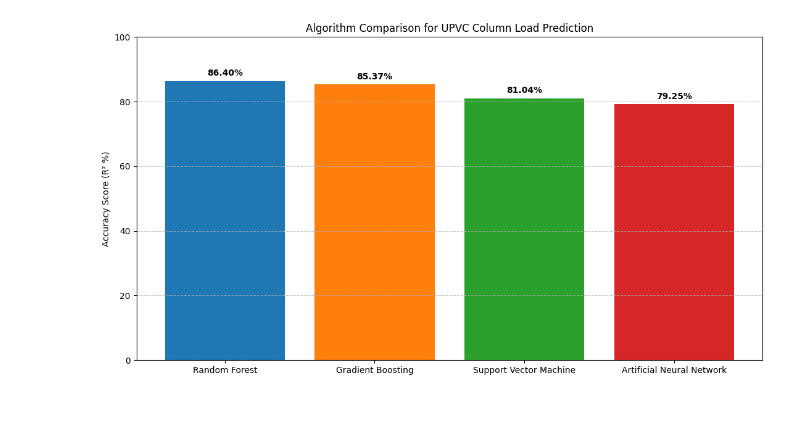
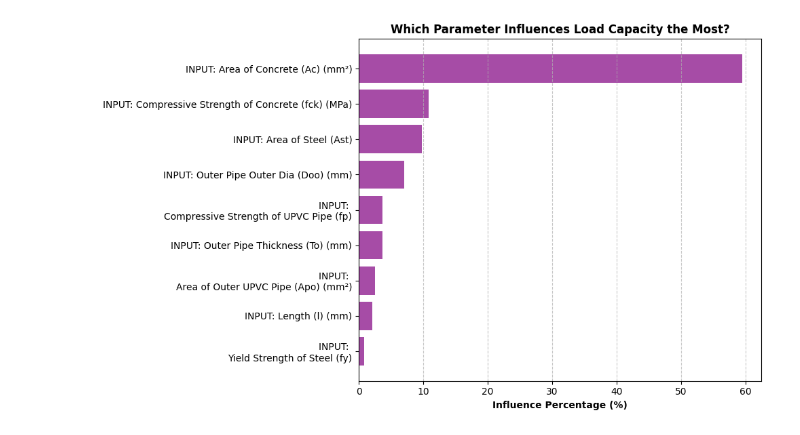
Before and after one commit to argho626-hue/CivCode-AI, a Jupyter notebook: CivCode_AI.ipynb, the cells around one changed output. Saved outputs shown, nothing was run; the diff lists cells and outputs as text; code cells hidden in the pictures.

```diff
--- a/CivCode_AI.ipynb
+++ b/CivCode_AI.ipynb
@@ -71,84 +108,39 @@ FileNotFoundError: [Errno 2] No such file or directory: 'final.xlsx'
 # %%
-import os
 import pandas as pd
-from google.colab import files
-from sklearn.model_selection import train_test_split
-from sklearn.preprocessing import StandardScaler
-from sklearn.ensemble import RandomForestRegressor, GradientBoostingRegressor
-from sklearn.svm import SVR
-from sklearn.neural_network import MLPRegressor
-from sklearn.metrics import r2_score
 import matplotlib.pyplot as plt
+from sklearn.ensemble import RandomForestRegressor
 
-# 1. Direct File Upload from Code (Ekhane 'Choose Files' button asbe)
-print("Please select 'final.xlsx' from your computer:")
-uploaded = files.upload()
-
-# File path will automatically be set to the uploaded file
-file_path = list(uploaded.keys())[0]
-
-# 2. Load Data
-df = pd.read_excel(file_path, sheet_name='Single_Skin_Pipe', header=2)
+# 1. Load data directly from GitHub (No manual upload needed!)
+url = "https://raw.githubusercontent.com/argho626-hue/CivCode-AI/main/final.xlsx"
+print("Loading data directly from GitHub for Feature Importance analysis...")
+df = pd.read_excel(url, sheet_name='Single_Skin_Pipe', header=2)
 df = df.dropna(axis=1, how='all')
 
-# 3. Clean the 'OUTPUT' column
+# 2. Clean Data
 df['OUTPUT: Pu,max,avg. (kN)'] = pd.to_numeric(df['OUTPUT: Pu,max,avg. (kN)'], errors='coerce')
 df = df.dropna(subset=['OUTPUT: Pu,max,avg. (kN)'])
 
-# 4. Define Features (X) and Target (y)
 y = df['OUTPUT: Pu,max,avg. (kN)']
 X = df.drop(columns=['Specimen', 'OUTPUT: Pu,max,avg. (kN)'], errors='ignore')
 
-# Clean columns and force them to numbers
 cols_to_drop = [c for c in X.columns if 'Unnamed' in str(c) or isinstance(c, int)]
 X = X.drop(columns=cols_to_drop, errors='ignore')
 X = X.apply(pd.to_numeric, errors='coerce').fillna(0)
 
-# 5. Train-Test Split (80% Train, 20% Test)
-X_train, X_test, y_train, y_test = train_test_split(X, y, test_size=0.2, random_state=42)
+# 3. Train Model & Get Feature Importance
+model = RandomForestRegressor(n_estimators=100, random_state=42)
+model.fit(X, y)
 
-# 6. Data Scaling (CRUCIAL for SVM and ANN)
-scaler = StandardScaler()
-X_train_scaled = scaler.fit_transform(X_train)
-X_test_scaled = scaler.transform(X_test)
+importances = model.feature_importances_
+feat_df = pd.DataFrame({'Feature': X.columns, 'Importance Score': importances * 100})
+feat_df = feat_df.sort_values(by='Importance Score', ascending=True)
 
-# 7. Initialize All 4 Models
-models = {
-    "Random Forest": RandomForestRegressor(n_estimators=100, random_state=42),
-    "Gradient Boosting": GradientBoostingRegressor(n_estimators=100, random_state=42),
-    "Support Vector Machine": SVR(kernel='rbf', C=5000, gamma='scale'),
-    "Artificial Neural Network": MLPRegressor(hidden_layer_sizes=(100, 100), max_iter=1000, random_state=42)
-}
-
-# 8. Train and Record Accuracy
-accuracy_results = {}
-
-print("\nTraining all models, please wait a few seconds...\n")
-for name, model in models.items():
-    if name in ["Support Vector Machine", "Artificial Neural Network"]:
-        model.fit(X_train_scaled, y_train)
-        predictions = model.predict(X_test_scaled)
-    else:
-        model.fit(X_train, y_train)
-        predictions = model.predict(X_test)
-
-    r2 = r2_score(y_test, predictions)
-    accuracy_results[name] = r2 * 100
-    print(f"{name} Accuracy: {r2 * 100:.2f}%")
-
-# 9. Plot the Comparison Bar Chart
-plt.figure(figsize=(11, 6))
-colors = ['#1f77b4', '#ff7f0e', '#2ca02c', '#d62728']
-bars = plt.bar(accuracy_results.keys(), accuracy_results.values(), color=colors)
-
-for bar in bars:
-    yval = bar.get_height()
-    plt.text(bar.get_x() + bar.get_width()/2, yval + 1, f'{yval:.2f}%', ha='center', va='bottom', fontweight='bold')
-
-plt.ylim(0, 100)
-plt.ylabel('Accuracy Score (R² %)')
-plt.title('Algorithm Comparison for UPVC Column Load Prediction')
-plt.grid(axis='y', linestyle='--', alpha=0.7)
+# 4. Plot (Matches your beautiful purple graph!)
+plt.figure(figsize=(10, 6))
+plt.barh(feat_df['Feature'], feat_df['Importance Score'], color='purple', alpha=0.7)
+plt.xlabel('Influence Percentage (%)', fontweight='bold')
+plt.title('Which Parameter Influences Load Capacity the Most?', fontweight='bold')
+plt.grid(axis='x', linestyle='--', alpha=0.7)
 plt.tight_layout()
 plt.show()
 # %% [output]
@@ -165,2 +148,2 @@ Artificial Neural Network Accuracy: 79.25%
-[figure, old version]
+[figure, new version]
 # %%
```
Also changed, not shown: parts of 5 cells of this notebook.
